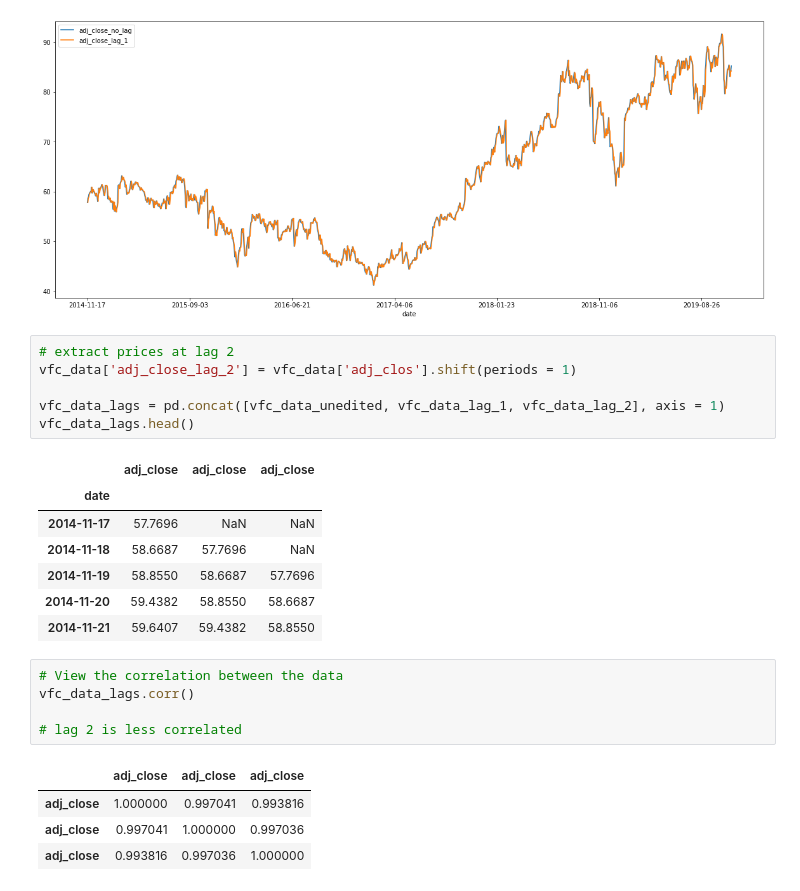
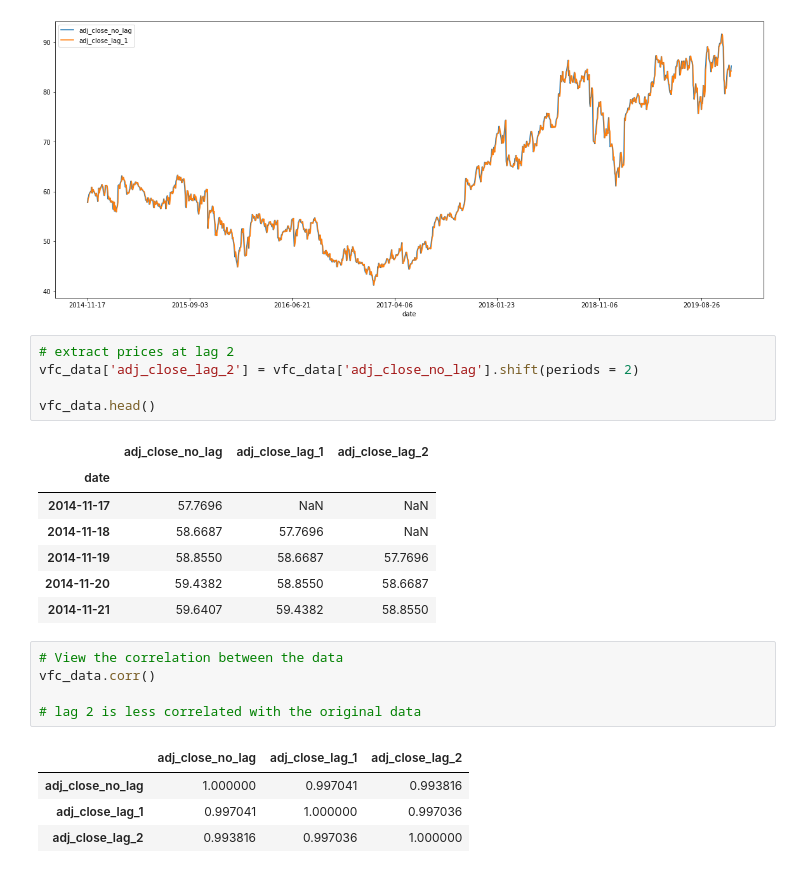
Before and after one commit to amitrani6/time-series-examples, a Jupyter notebook: Time_Series_Models_Examples.ipynb, the cells around one changed output. Drawn from its saved outputs; the diff is of its cells as text.

```diff
--- a/Time_Series_Models_Examples.ipynb
+++ b/Time_Series_Models_Examples.ipynb
@@ -332,12 +332,11 @@ vfc_data.plot(figsize = (20, 8))
 [figure]
 # %%
 # extract prices at lag 2
-vfc_data['adj_close_lag_2'] = vfc_data['adj_clos'].shift(periods = 1)
+vfc_data['adj_close_lag_2'] = vfc_data['adj_close_no_lag'].shift(periods = 2)
 
-vfc_data_lags = pd.concat([vfc_data_unedited, vfc_data_lag_1, vfc_data_lag_2], axis = 1)
-vfc_data_lags.head()
+vfc_data.head()
 # %% [output]
-|  | adj_close | adj_close | adj_close |
+|  | adj_close_no_lag | adj_close_lag_1 | adj_close_lag_2 |
 | date |  |  |  |
 | 2014-11-17 | 57.7696 | NaN | NaN |
 | 2014-11-18 | 58.6687 | 57.7696 | NaN |
@@ -346,11 +345,11 @@ vfc_data_lags.head()
 | 2014-11-21 | 59.6407 | 59.4382 | 58.8550 |
 # %%
 # View the correlation between the data
-vfc_data_lags.corr()
+vfc_data.corr()
 
-# lag 2 is less correlated
+# lag 2 is less correlated with the original data
 # %% [output]
-|  | adj_close | adj_close | adj_close |
-| adj_close | 1.000000 | 0.997041 | 0.993816 |
-| adj_close | 0.997041 | 1.000000 | 0.997036 |
-| adj_close | 0.993816 | 0.997036 | 1.000000 |
+|  | adj_close_no_lag | adj_close_lag_1 | adj_close_lag_2 |
+| adj_close_no_lag | 1.000000 | 0.997041 | 0.993816 |
+| adj_close_lag_1 | 0.997041 | 1.000000 | 0.997036 |
+| adj_close_lag_2 | 0.993816 | 0.997036 | 1.000000 |
```
